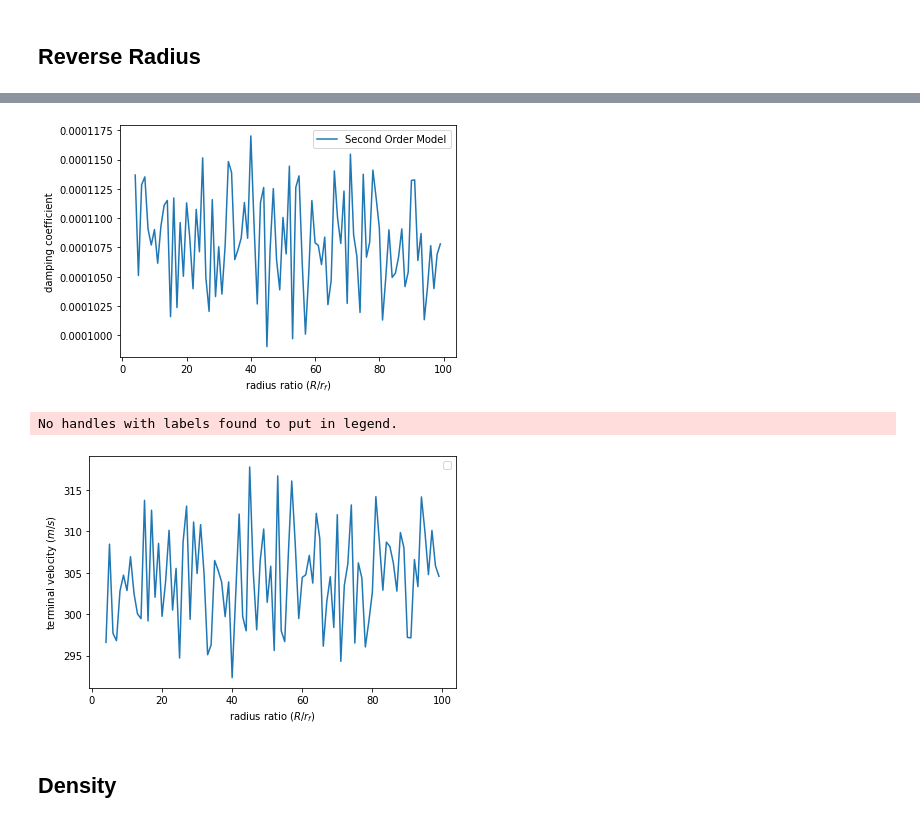
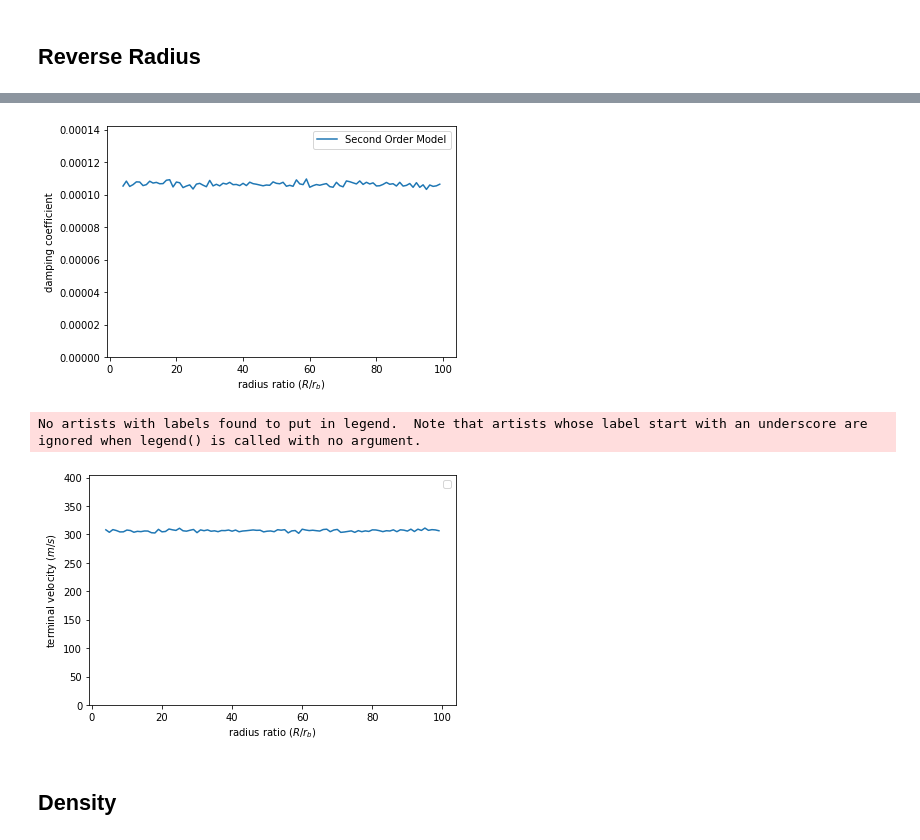
Before and after one commit to JacobYim/Free-Falling-Simulation, a Jupyter notebook: py/CurveFitting.ipynb, the cells around one changed output, grey strips where cells are left out. Drawn from its saved outputs; the diff is of its cells as text; code cells hidden in the pictures.

```diff
--- a/py/CurveFitting.ipynb
+++ b/py/CurveFitting.ipynb
@@ -370,24 +370,26 @@ The second order model is more fitter than the first order model
 # %%
 # plt.plot(Ts, gamma1s, label='First Order Model')
 plt.plot(RRRs, gamma2s, label='Second Order Model')
 plt.legend()
 plt.ylabel("damping coefficient")
-plt.xlabel(r'radius ratio $(R/r_f)$')
+plt.xlabel(r'radius ratio $(R/r_b)$')
+plt.ylim(0,max(gamma2s)+max(gamma2s)*0.30)
 plt.tight_layout()
 plt.savefig("damping coefficient_reverse_radius.jpg")
 # %% [output]
-[figure, old version]
+[figure, new version]
 # %%
 # plt.plot(Ts, gamma1s, label='First Order Model')
 plt.plot(RRRs, terminal_vs)
 plt.legend()
 plt.ylabel(r'terminal velocity $(m/s)$')
-plt.xlabel(r'radius ratio $(R/r_f)$')
+plt.xlabel(r'radius ratio $(R/r_b)$')
+plt.ylim(0,max(terminal_vs)+max(terminal_vs)*0.30)
 plt.tight_layout()
 plt.savefig("terminal_velocity_reverse_radius.jpg")
 # %% [output]
-No handles with labels found to put in legend.
+No artists with labels found to put in legend.  Note that artists whose label start with an underscore are ignored when legend() is called with no argument.
-[figure, old version]
+[figure, new version]
 # %% [markdown]
 ## Density
 # %%
```
Also changed, not shown: parts of 9 cells of this notebook, 12 other files.
